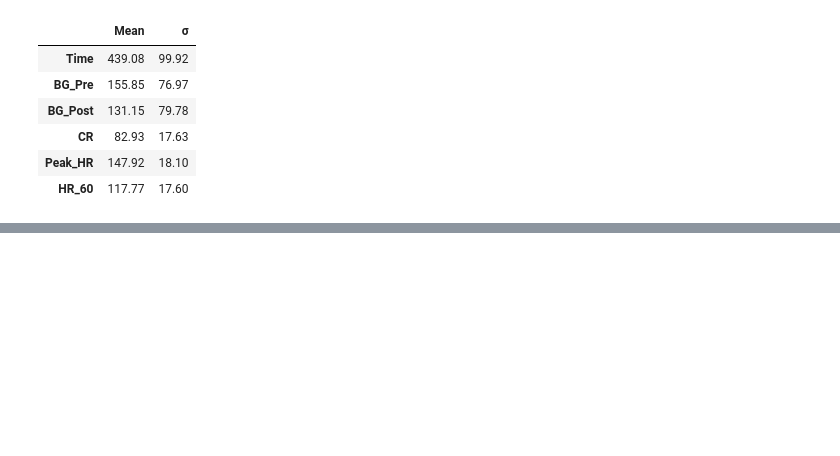
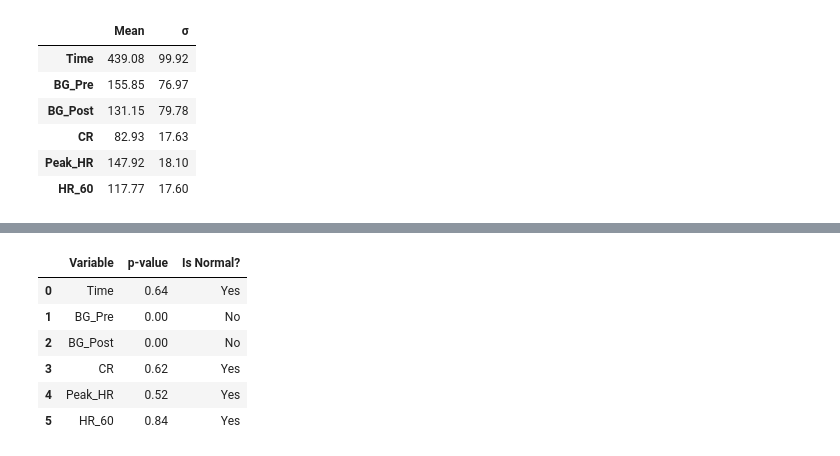
Before and after one commit to edherl/data-projects, a Jupyter notebook: MSC_DATA.ipynb, the cells around one changed output, grey strips where cells are left out. Saved outputs shown, nothing was run; the diff lists cells and outputs as text; code cells hidden in the pictures; blank space fills up the shorter version.

```diff
--- a/MSC_DATA.ipynb
+++ b/MSC_DATA.ipynb
@@ -99,3 +130,30 @@ display(placebo_df)
+# %%
+# For intervention data
+
+intervention_columns_df = pd.DataFrame(intervention_columns)
+
+shapiro_results = []
+
+for column in intervention_columns_df.columns:
+    _, p_value = shapiro(intervention_columns_df[column])
+
+    shapiro_results.append({
+      'Variable': column,
+      'p-value': round(p_value, 2),
+      'Is Normal?': 'Yes' if p_value > 0.05 else 'No'
+      })
+
+shapiro_intervention_df = pd.DataFrame(shapiro_results)
+
+display(shapiro_intervention_df)
+# %% [output]
+|  | Variable | p-value | Is Normal? |
+| 0 | Time | 0.64 | Yes |
+| 1 | BG_Pre | 0.00 | No |
+| 2 | BG_Post | 0.00 | No |
+| 3 | CR | 0.62 | Yes |
+| 4 | Peak_HR | 0.52 | Yes |
+| 5 | HR_60 | 0.84 | Yes |
 # %%
 # The comparison of the supplementation effects was conducted through the Student's t-test.
 # The significance level adopted for all data was p < 0.05.
```
Also changed, not shown: parts of 3 cells of this notebook.
